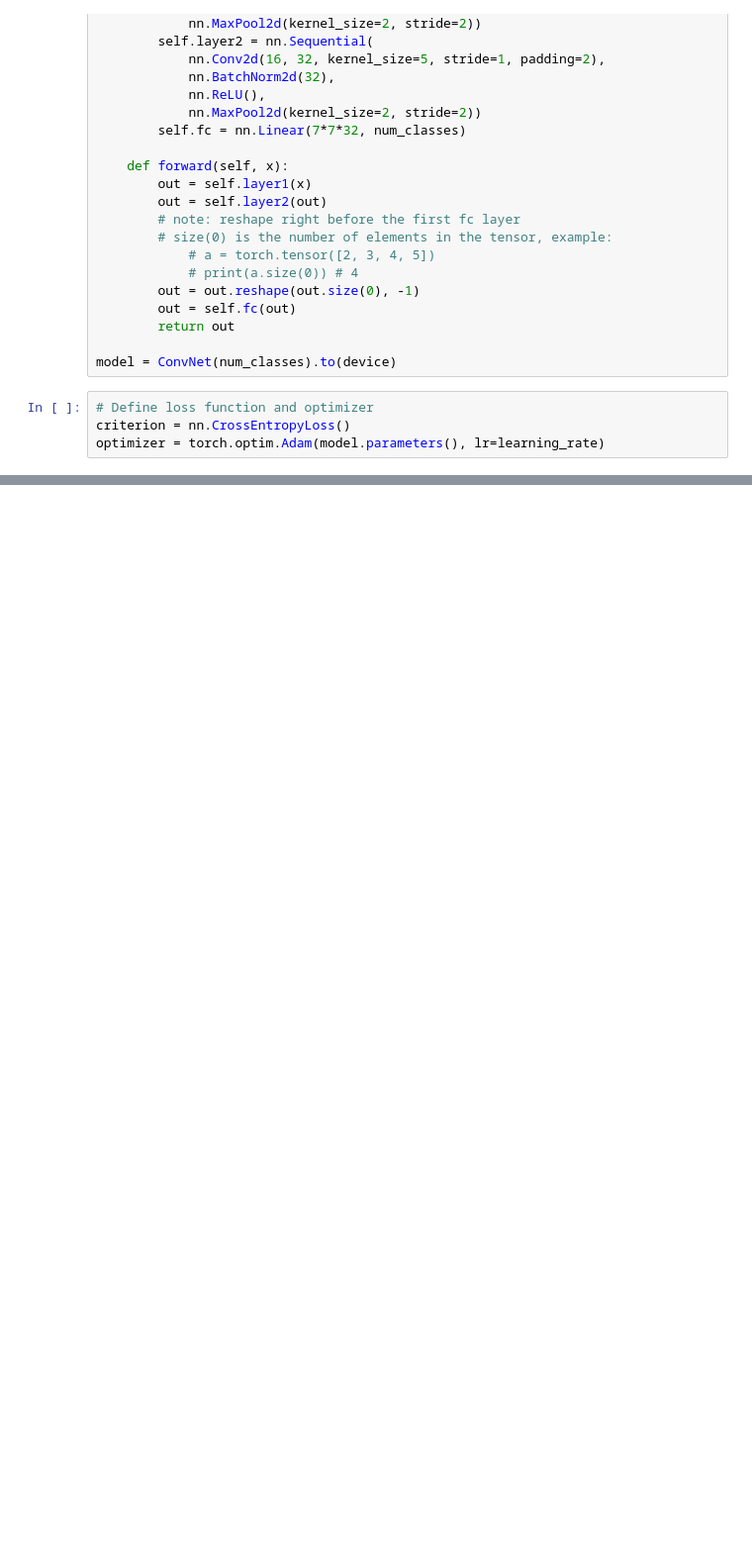
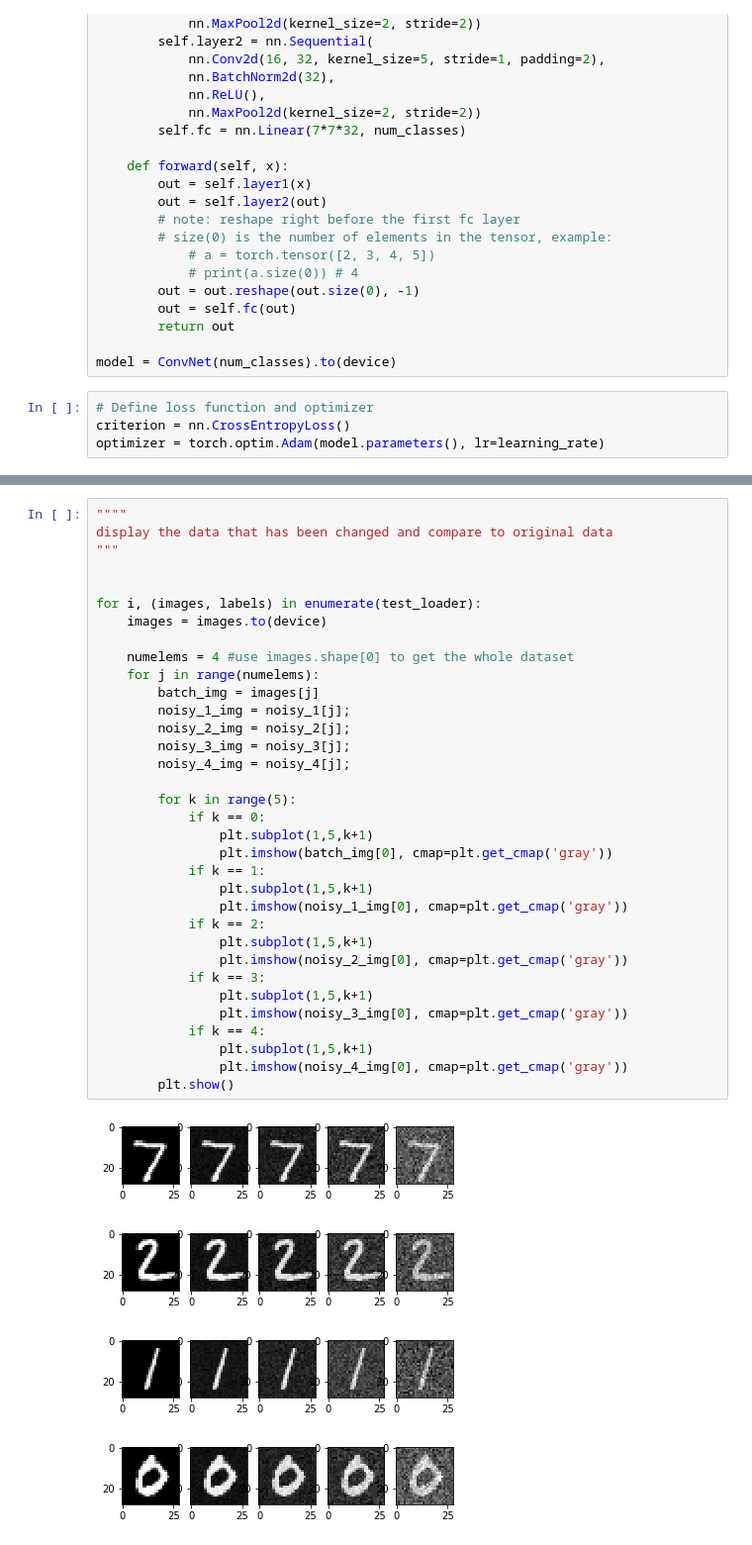
Before and after one commit to genglinliu/682_final_project, a Jupyter notebook: course_project.ipynb, the cells around one changed output, grey strips where cells are left out. Shown at 99% size. Cells and saved outputs as stored; diff of their text form; blank space fills up the shorter version.

```diff
--- a/course_project.ipynb
+++ b/course_project.ipynb
@@ -134,0 +227,39 @@ Test accuracy on 10000 test images: 98.84%
+# %%
+""""
+display the data that has been changed and compare to original data
+"""
+
+
+for i, (images, labels) in enumerate(test_loader):
+    images = images.to(device)
+
+    numelems = 4 #use images.shape[0] to get the whole dataset
+    for j in range(numelems):
+        batch_img = images[j]
+        noisy_1_img = noisy_1[j];
+        noisy_2_img = noisy_2[j];
+        noisy_3_img = noisy_3[j];
+        noisy_4_img = noisy_4[j];
+
+        for k in range(5):
+            if k == 0:
+                plt.subplot(1,5,k+1)
+                plt.imshow(batch_img[0], cmap=plt.get_cmap('gray'))
+            if k == 1:
+                plt.subplot(1,5,k+1)
+                plt.imshow(noisy_1_img[0], cmap=plt.get_cmap('gray'))
+            if k == 2:
+                plt.subplot(1,5,k+1)
+                plt.imshow(noisy_2_img[0], cmap=plt.get_cmap('gray'))
+            if k == 3:
+                plt.subplot(1,5,k+1)
+                plt.imshow(noisy_3_img[0], cmap=plt.get_cmap('gray'))
+            if k == 4:
+                plt.subplot(1,5,k+1)
+                plt.imshow(noisy_4_img[0], cmap=plt.get_cmap('gray'))
+        plt.show()
+# %% [output]
+[figure, added]
+[figure, added]
+[figure, added]
+[figure, added]
```
Also changed, not shown: parts of 6 cells of this notebook.
